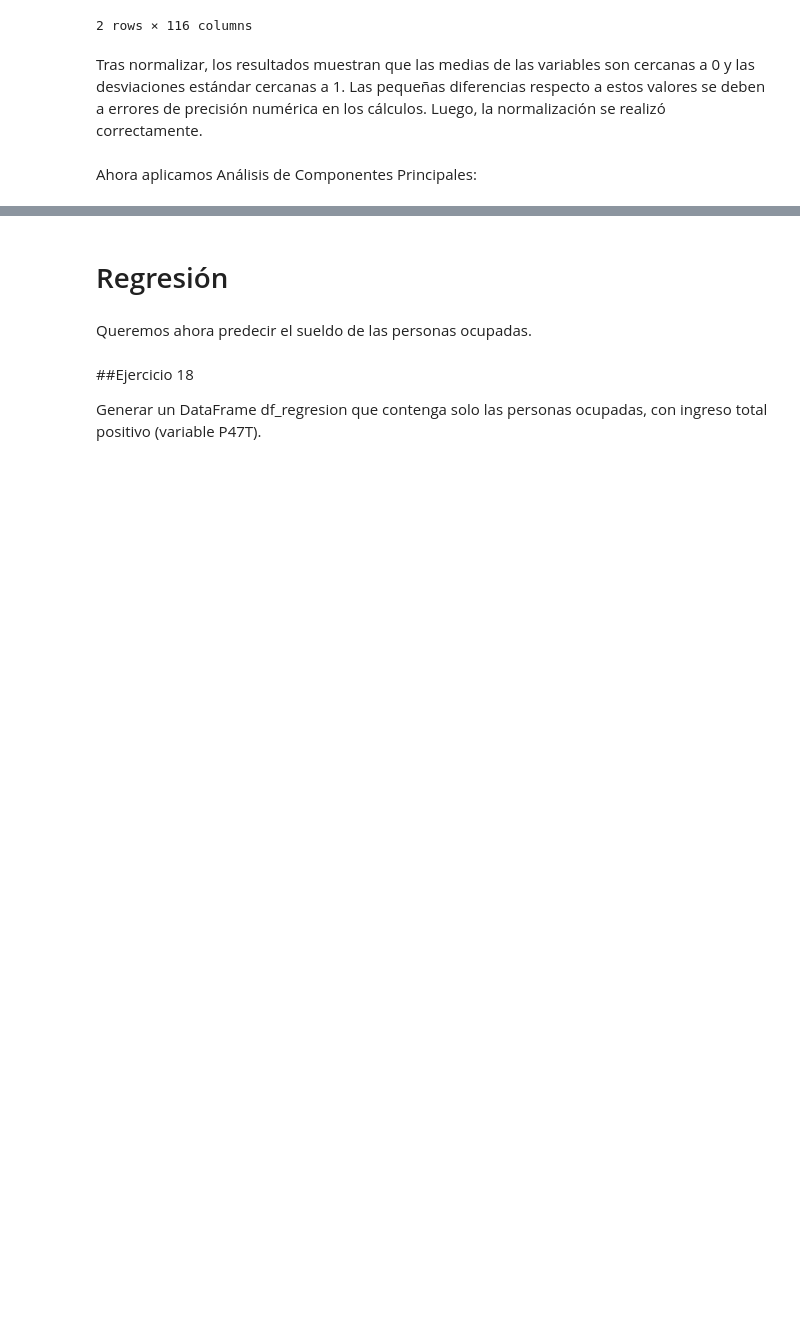
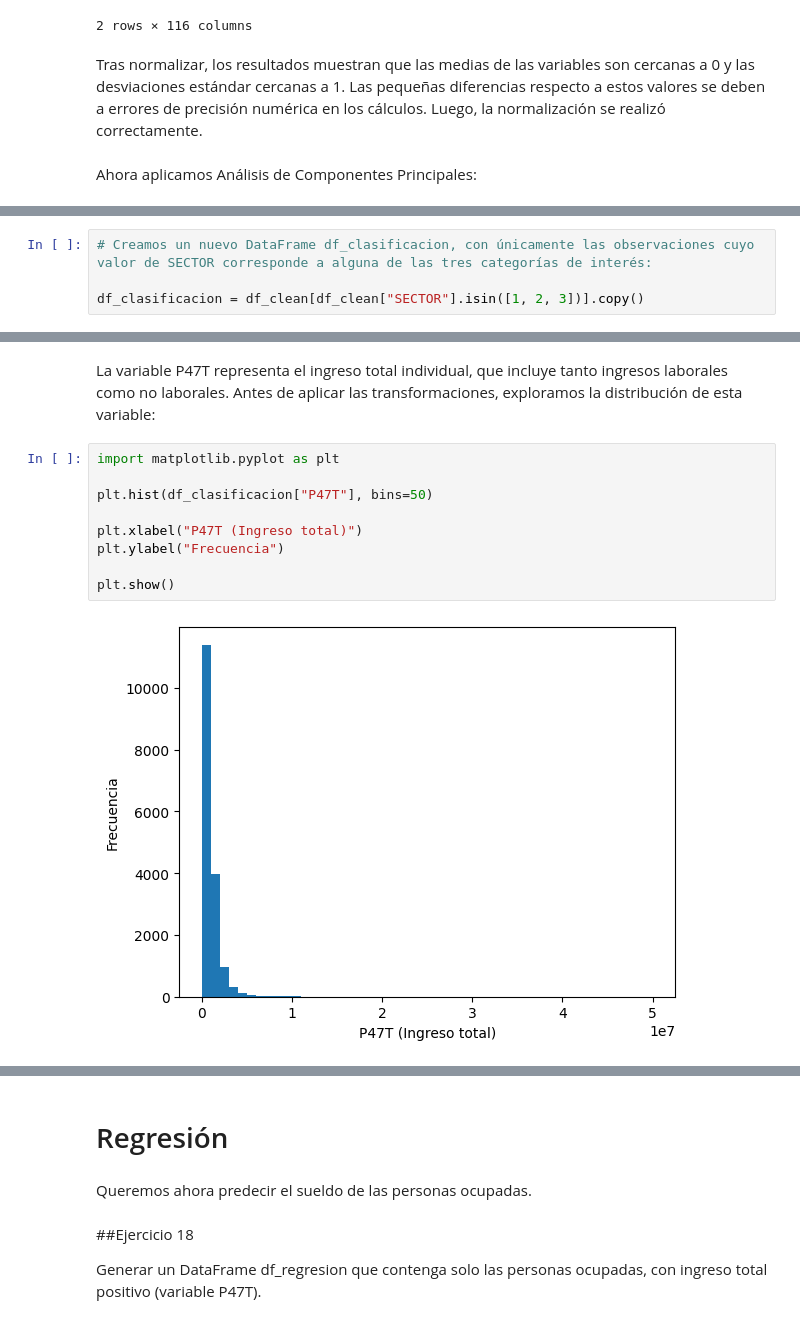
Before and after one commit to davidpalacio1/TP-1-LDD, a Jupyter notebook: TP_2_LDD_versionDavid.ipynb, the cells around one changed output, grey strips where cells are left out. Drawn from its saved outputs; the diff is of its cells as text; blank space fills up the shorter version.

```diff
--- a/TP_2_LDD_versionDavid.ipynb
+++ b/TP_2_LDD_versionDavid.ipynb
@@ -685,0 +948,4 @@ Z = pca.transform(X_scaled)
+# %%
+# Creamos un nuevo DataFrame df_clasificacion, con únicamente las observaciones cuyo valor de SECTOR corresponde a alguna de las tres categorías de interés:
+
+df_clasificacion = df_clean[df_clean["SECTOR"].isin([1, 2, 3])].copy()
@@ -685,0 +968,13 @@ Z = pca.transform(X_scaled)
+# %% [markdown]
+La variable P47T representa el ingreso total individual, que incluye tanto ingresos laborales como no laborales. Antes de aplicar  las transformaciones, exploramos la distribución de esta variable:
+# %%
+import matplotlib.pyplot as plt
+
+plt.hist(df_clasificacion["P47T"], bins=50)
+
+plt.xlabel("P47T (Ingreso total)")
+plt.ylabel("Frecuencia")
+
+plt.show()
+# %% [output]
+[figure, added]
```
Also changed, not shown: parts of 53 cells of this notebook.
